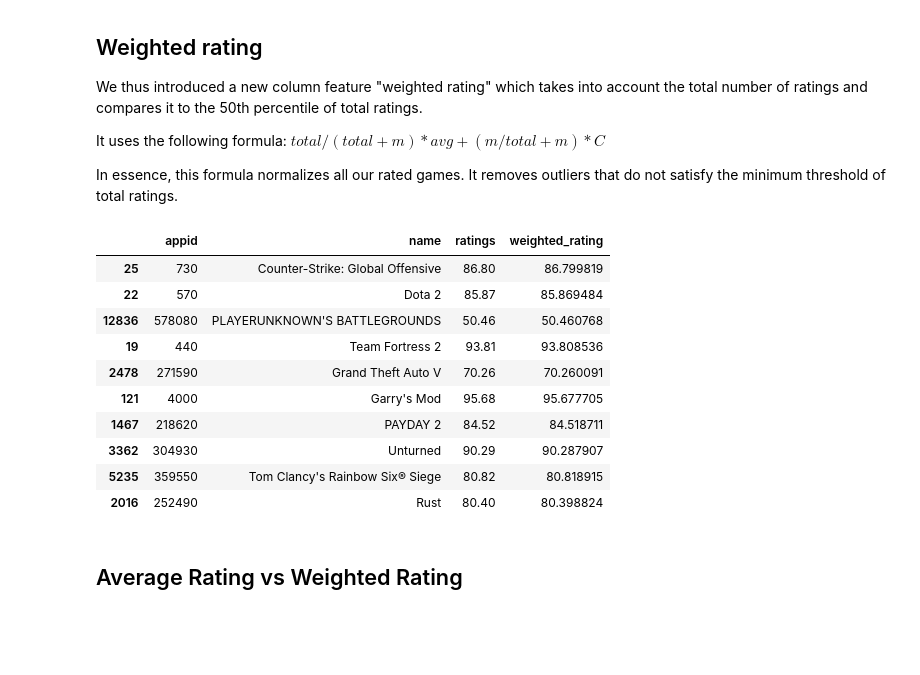
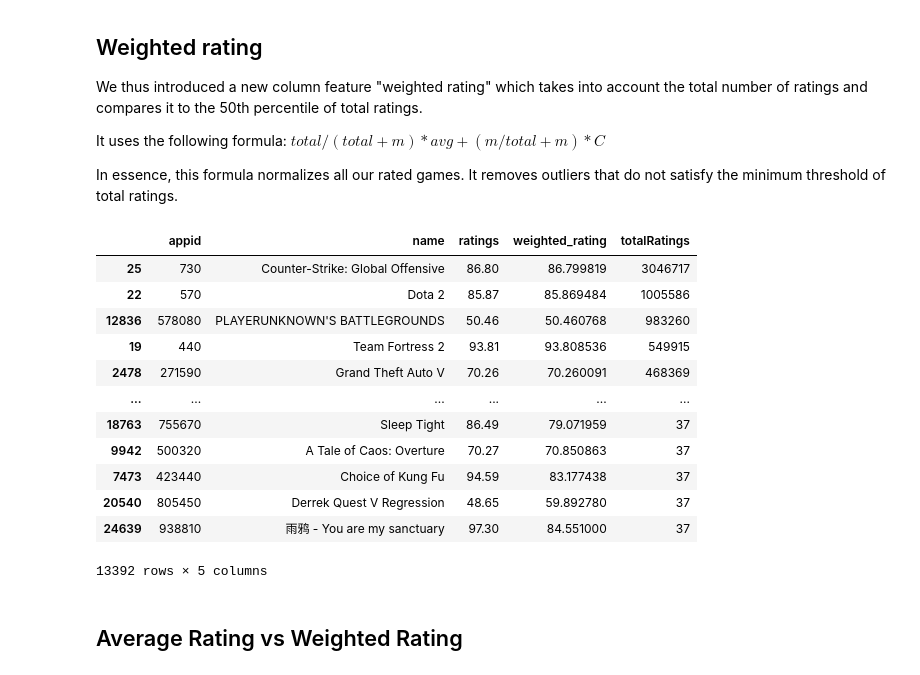
Before and after one commit to MoetazMohamed/Soen471Team30, a Jupyter notebook: soen471Project.ipynb, the cells around one changed output. Drawn from its saved outputs; the diff is of its cells as text; code cells hidden in the pictures; blank space fills up the shorter version.

```diff
--- a/soen471Project.ipynb
+++ b/soen471Project.ipynb
@@ -162,30 +162,32 @@ In essence, this formula normalizes all our rated games. It removes outliers tha
 # %%
 # Determine the minimum number of ratings required to be listed, using the 50th percentile as a threshold
 m = data['totalRatings'].quantile(0.50)
 
 # Calculate C, the mean rating across all games
 C = data['ratings'].mean()
 
 # Apply the weighted rating formula
 data['weighted_rating'] = (data['totalRatings'] / (data['totalRatings'] + m) * data['ratings']) + (m / (data['totalRatings'] + m) * C)
 
 # Display the first few rows to verify the calculation
 data[['name', 'ratings', 'totalRatings', 'weighted_rating']]
 sorted = data.sort_values(by=['totalRatings'], ascending=False)
 new = sorted[sorted['totalRatings']> m]
-new[['appid', 'name','ratings', 'weighted_rating']].head(10)
+new[['appid', 'name','ratings', 'weighted_rating', 'totalRatings']]
 # %% [output]
-|  | appid | name | ratings | weighted_rating |
-| 25 | 730 | Counter-Strike: Global Offensive | 86.80 | 86.799819 |
-| 22 | 570 | Dota 2 | 85.87 | 85.869484 |
-| 12836 | 578080 | PLAYERUNKNOWN'S BATTLEGROUNDS | 50.46 | 50.460768 |
-| 19 | 440 | Team Fortress 2 | 93.81 | 93.808536 |
-| 2478 | 271590 | Grand Theft Auto V | 70.26 | 70.260091 |
-| 121 | 4000 | Garry's Mod | 95.68 | 95.677705 |
-| 1467 | 218620 | PAYDAY 2 | 84.52 | 84.518711 |
-| 3362 | 304930 | Unturned | 90.29 | 90.287907 |
-| 5235 | 359550 | Tom Clancy's Rainbow Six® Siege | 80.82 | 80.818915 |
-| 2016 | 252490 | Rust | 80.40 | 80.398824 |
+|  | appid | name | ratings | weighted_rating | totalRatings |
+| 25 | 730 | Counter-Strike: Global Offensive | 86.80 | 86.799819 | 3046717 |
+| 22 | 570 | Dota 2 | 85.87 | 85.869484 | 1005586 |
+| 12836 | 578080 | PLAYERUNKNOWN'S BATTLEGROUNDS | 50.46 | 50.460768 | 983260 |
+| 19 | 440 | Team Fortress 2 | 93.81 | 93.808536 | 549915 |
+| 2478 | 271590 | Grand Theft Auto V | 70.26 | 70.260091 | 468369 |
+| ... | ... | ... | ... | ... | ... |
+| 18763 | 755670 | Sleep Tight | 86.49 | 79.071959 | 37 |
+| 9942 | 500320 | A Tale of Caos: Overture | 70.27 | 70.850863 | 37 |
+| 7473 | 423440 | Choice of Kung Fu | 94.59 | 83.177438 | 37 |
+| 20540 | 805450 | Derrek Quest V Regression | 48.65 | 59.892780 | 37 |
+| 24639 | 938810 | 雨鸦 - You are my sanctuary | 97.30 | 84.551000 | 37 |
+13392 rows × 5 columns
 # %% [markdown]
 ## Average Rating vs Weighted Rating
 # %%
```
Also changed, not shown: parts of 10 cells of this notebook.
